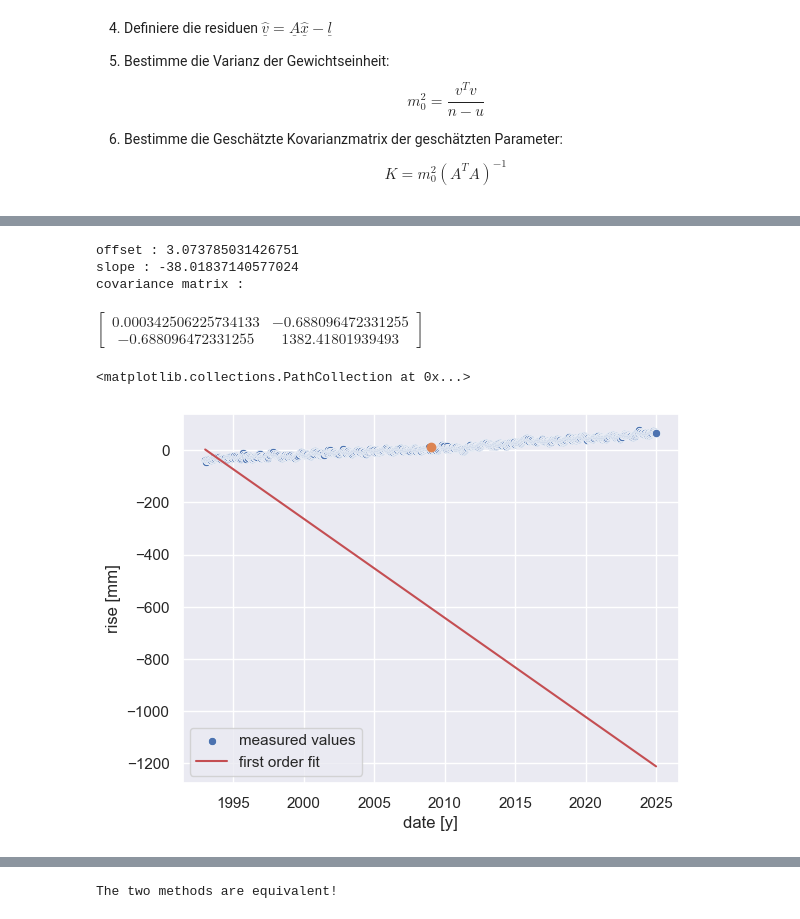
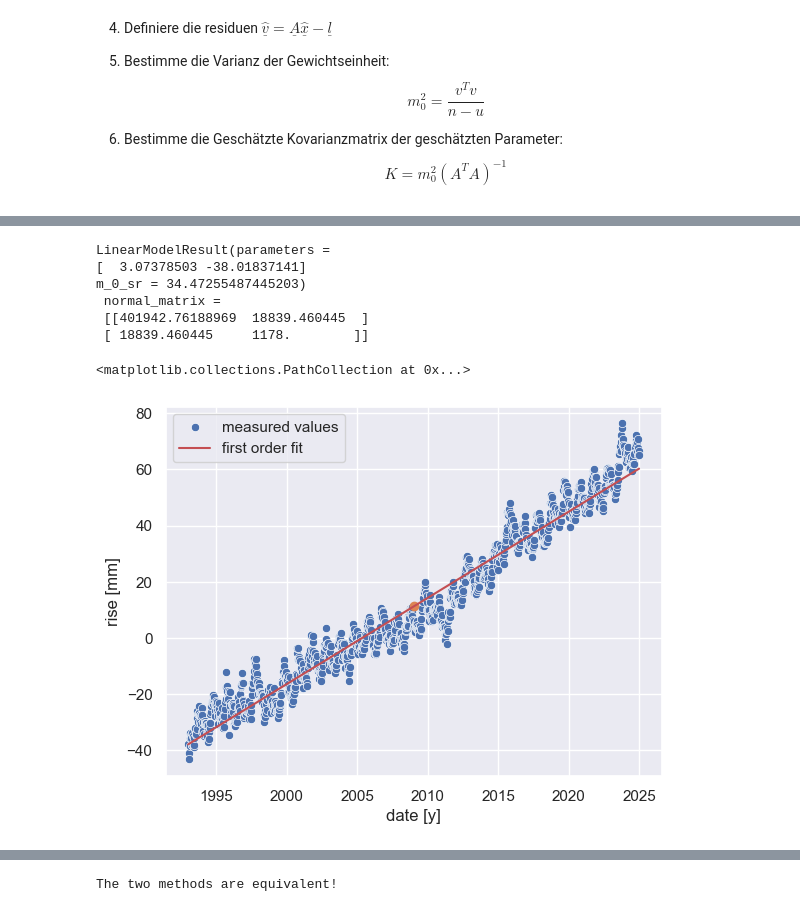
Before and after one commit to SecretGmG/nmp_exercises, a Jupyter notebook: ex_03/Sigrist_Serie_3.ipynb, the cells around one changed output, grey strips where cells are left out. Cells and saved outputs as stored; diff of their text form; code cells hidden in the pictures.

```diff
--- a/ex_03/Sigrist_Serie_3.ipynb
+++ b/ex_03/Sigrist_Serie_3.ipynb
@@ -129,16 +132,13 @@ standard deviation : 29.023724612643935
 # %%
 A = nmp_util.poly_design_matrix(1, data['date [y]'])
-(offset, slope), m_0_sr, normal_matrix = nmp_util.compute_parameters(data['rise [mm]'], A)
+first_order_fit = nmp_util.normal_equation(data['rise [mm]'], A)
 
-print(f'offset : {offset}')
-print(f'slope : {slope}')
-print(f'covariance matrix :')
-display(sympy.Matrix(m_0_sr * normal_matrix))
+display(first_order_fit)
 
 x_center = data['date [y]'].mean()
 y_center = data['rise [mm]'].mean()
 
-data['linear fit [mm]'] = offset + slope * data['date [y]']
+data['linear fit [mm]'] = np.polyval(first_order_fit.parameters, data['date [y]'])
 
 sns.scatterplot(data, x = 'date [y]', y = 'rise [mm]', label = 'measured values')
 plt.scatter(x_center, y_center, label = 'center')
@@ -153,26 +155,24 @@ $\displaystyle \left[\begin{matrix}0.000342506225734133 & -0.688096472331256\\-0
 # %%
 data['relative date [y]'] = data['date [y]'] - data['date [y]'].min()
 
 A = nmp_util.poly_design_matrix(1, data['relative date [y]'])
-(offset, slope), m_0_sr, _ = nmp_util.compute_parameters(data['rise [mm]'], A)
+first_order_fit = nmp_util.normal_equation(data['rise [mm]'], A)
 
-print(f'offset : {offset}')
-print(f'slope : {slope}')
-print(f'covariance matrix :')
-display(sympy.Matrix(m_0_sr * normal_matrix))
-
-data['linear fit [mm]'] = offset + slope * data['relative date [y]']
+display(first_order_fit)
+data['linear fit [mm]'] = np.polyval(first_order_fit.parameters, data['relative date [y]'])
 
 sns.scatterplot(data, x = 'date [y]', y = 'rise [mm]', label = 'measured values')
 sns.lineplot(data, x = 'date [y]', y = 'linear fit [mm]', c = 'r', label = 'first order fit')
 plt.scatter(x_center, y_center, label = 'center')
 # %% [output]
-offset : 3.073785031426751
-slope : -38.01837140577024
-covariance matrix :
+LinearModelResult(parameters =
+[  3.07378503 -38.01837141]
+m_0_sr = 34.47255487445203)
+ normal_matrix =
+ [[401942.76188969  18839.460445  ]
+ [ 18839.460445     1178.        ]]
-$\displaystyle \left[\begin{matrix}0.000342506225734133 & -0.688096472331255\\-0.688096472331255 & 1382.41801939493\end{matrix}\right]$
 <matplotlib.collections.PathCollection at 0x...>
-[figure, old version]
+[figure, new version]
 # %%
 data['relative date [y]'] = data['date [y]'] - data['date [y]'].min()
 
```
Also changed, not shown: parts of 8 cells of this notebook, 3 other files.
